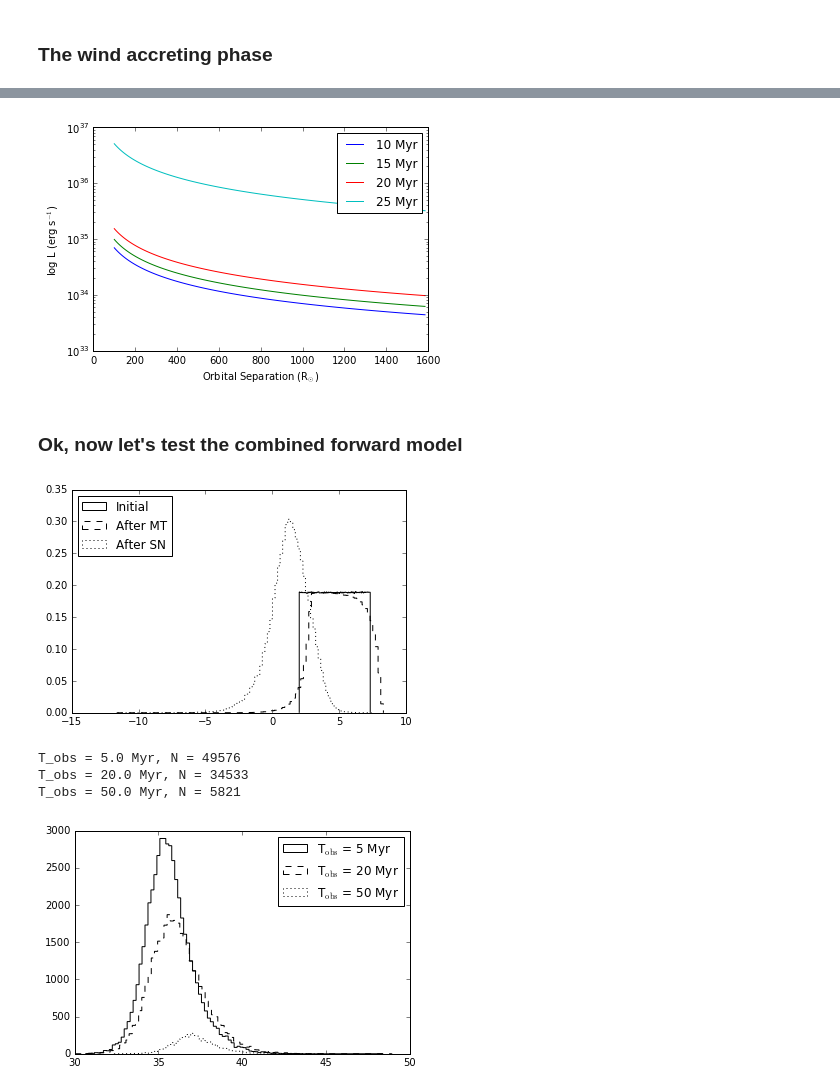
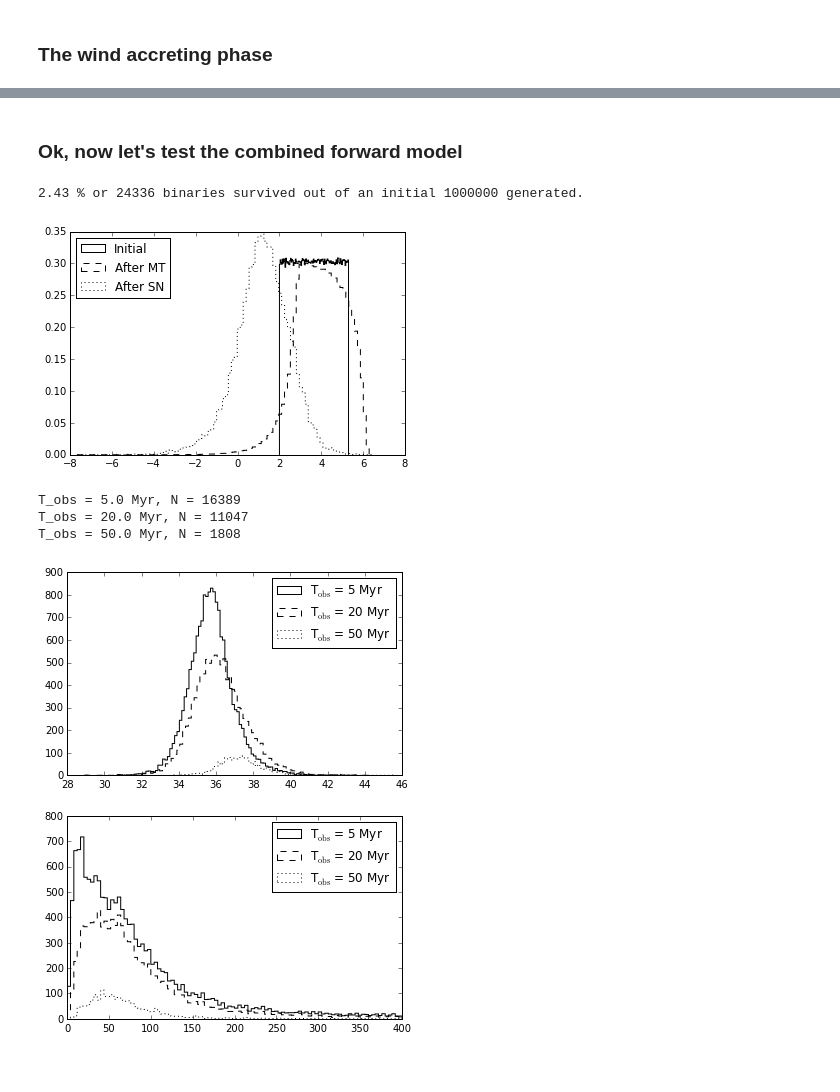
Before and after one commit to astroJeff/XRB, a Jupyter notebook: notebooks/XRB Probability.ipynb, the cells around one changed output, grey strips where cells are left out. Cells and saved outputs as stored; diff of their text form; code cells hidden in the pictures.

```diff
--- a/notebooks/XRB Probability.ipynb
+++ b/notebooks/XRB Probability.ipynb
@@ -74,7 +78,7 @@ def func_SN_forward(M_1_in, M_2, A_in, v_k, theta, phi):
 
     return A_out, v_sys, e
 # %%
-def func_SN_backward(M_2, A_in, v_sys_in, v_k, theta):
+def func_SN_backward(M_2, A_in, v_sys_in, v_k, theta, phi):
 
     beta = M_NS / (M_NS + M_2)
 
@@ -146,19 +150,20 @@ def func_SN_backward(M_2, A_in, v_sys_in, v_k, theta):
 M_2 = 8.0
 v_k = 220.0
 theta = 3.013124
+phi = 1.0
 
 M_1 = 10.5
 A_1 = 100.0
 
-a_2,v2 = func_SN_forward(M_1, M_2, A_1, v_k, theta)
+a_2,v2,e = func_SN_forward(M_1, M_2, A_1, v_k, theta, phi)
 print "A_out = ", a_2, "v_sys = ", v2
 
 print ""
 
-M_out, A_out = func_SN_backward(M_2, a_2, v2, v_k, theta)
+M_out, A_out = func_SN_backward(M_2, a_2, v2, v_k, theta, phi)
 
 for i in np.arange(len(M_out)):
-    print M_out[i], A_out[i], func_SN_forward(M_out[i], M_2, A_out[i], v_k, theta)
+    print M_out[i], A_out[i], func_SN_forward(M_out[i], M_2, A_out[i], v_k, theta, phi)
 # %% [output]
 A_out =  52.5157214951 v_sys =  111.104856449
 
@@ -200,4 +206,4 @@ for f in f_list:
 
     func_sse_mass = np.append(func_sse_mass, interp1d(sse_tmp_data["time"], sse_tmp_data["mass"], bounds_error=False, fill_value=0.0))
     func_sse_mdot = np.append(func_sse_mdot, interp1d(sse_tmp_data["time"], sse_tmp_data["mdot"], bounds_error=False, fill_value=0.0))
-    func_sse_tmax = np.append(func_sse_tmax, max(sse_tmp_data["time"]))
+    func_sse_tmax = np.append(func_sse_tmax, max(sse_tmp_data["time"])-1.0)
@@ -329,22 +249,3 @@ Initial mass =  10.0
-# %%
-# Let's test some values here
-A_test = 10.0 ** np.linspace(2.0, 3.2, 100)
-
-plt.plot(A_test, func_Lx_forward(10.0, A_test, 10.0), label='10 Myr')
-plt.plot(A_test, func_Lx_forward(10.0, A_test, 15.0), label='15 Myr')
-plt.plot(A_test, func_Lx_forward(10.0, A_test, 20.0), label='20 Myr')
-plt.plot(A_test, func_Lx_forward(10.0, A_test, 25.0), label='25 Myr')
-
-plt.yscale('log')
-
-plt.xlabel(r"Orbital Separation (R$_{\odot}$)")
-plt.ylabel(r"log L (erg s$^{-1}$)")
-
-plt.legend()
-
-plt.show()
-# %% [output]
-[figure, removed]
 # %% [markdown]
 ### Ok, now let's test the combined forward model
 # %%
@@ -377,7 +278,7 @@ def get_A(a1, a2, N):
 # %%
 # Get random deviates
 
-N = 10000000     # Number of random values to obtain
+N = 1000000     # Number of random values to obtain
 n_bins = 100   # Number of bins for histogram
 
 M1_min = 8.0   # Minimum primary mass
@@ -385,7 +286,7 @@ M1_max = 20.0  # Maximum primary mass
 alpha = -2.35  # IMF power law index
 sigma = 265.0  # Kick velocity maxwellian dispersion
 A_min = 100.0  # Minimum orbital separation (Rsun)
-A_max = 2.0e7  # Maximum orbital separation (Rsun) roughly 10^5 AU
+A_max = 2.0e5  # Maximum orbital separation (Rsun) roughly 10^3 AU
 
 
 v_k = get_v_k(sigma, N)
@@ -414,6 +315,11 @@ v_sys = v_tmp[np.where(abs(e_tmp-0.5)<0.5)]
 A_c = A_tmp[np.where(abs(e_tmp-0.5)<0.5)]
 e_c = e_tmp[np.where(abs(e_tmp-0.5)<0.5)]
 M_2_c = M_2_b[np.where(abs(e_tmp-0.5)<0.5)]
+
+
+print float(int(len(M_2_c)/float(N)*10000.0))/100.0, "% or", len(M_2_c), "binaries survived out of an initial", N, "generated."
+# %% [output]
+2.43 % or 24336 binaries survived out of an initial 1000000 generated.
 # %%
 
 
@@ -425,7 +331,7 @@ M_2_c = M_2_b[np.where(abs(e_tmp-0.5)<0.5)]
 
 
 plt.hist(np.log10(A_a), histtype='step', color='k', bins=n_bins, normed=1, label='Initial')
-plt.hist(np.log10(A_b), histtype='step', color='k', bins=n_bins, normed=1, label='After MT', linestyle='--')
+plt.hist(np.log10(A_b), histtype='step', color='k', bins=n_bins, normed=1, label='After MT', linestyle='dashed')
 plt.hist(np.log10(A_c), histtype='step', color='k', bins=n_bins, normed=1, label='After SN', linestyle='dotted')
 plt.legend(loc=2)
 
@@ -435,40 +341,54 @@ plt.legend(loc=2)
 
 plt.show()
 # %% [output]
-[figure, old version]
+[figure, new version]
 # %%
+plt.figure(figsize=(6,8))
+
 # X-ray binary
 t_obs = 5.0  # Myr
 M_2_out, L_x = func_Lx_forward(M_2_c, A_c, t_obs)
 
 print "T_obs =",t_obs, "Myr, N =", len(L_x[np.where(L_x != 0)])
 
+plt.subplot(211)
 plt.hist(np.log10(L_x[np.where(L_x != 0)]), histtype='step', color='k', bins=n_bins, label=r"T$_{\rm obs}$ = 5 Myr")
-
+plt.subplot(212)
+plt.hist(v_sys[np.where(L_x != 0)], range=(0,400.0), histtype='step', color='k', bins=n_bins, label=r"T$_{\rm obs}$ = 5 Myr")
 
 t_obs = 20.0  # Myr
 M_2_out, L_x = func_Lx_forward(M_2_c, A_c, t_obs)
 
 print "T_obs =",t_obs, "Myr, N =", len(L_x[np.where(L_x != 0)])
 
-plt.hist(np.log10(L_x[np.where(L_x != 0)]), histtype='step', color='k', linestyle='--', bins=n_bins, label=r"T$_{\rm obs}$ = 20 Myr")
-
+plt.subplot(211)
+plt.hist(np.log10(L_x[np.where(L_x != 0)]), histtype='step', color='k', linestyle='dashed', bins=n_bins, label=r"T$_{\rm obs}$ = 20 Myr")
+plt.subplot(212)
+plt.hist(v_sys[np.where(L_x != 0)], range=(0,400.0), histtype='step', color='k', linestyle='dashed', bins=n_bins, label=r"T$_{\rm obs}$ = 20 Myr")
 
 
 t_obs = 50.0  # Myr
 M_2_out, L_x = func_Lx_forward(M_2_c, A_c, t_obs)
 
 print "T_obs =",t_obs, "Myr, N =", len(L_x[np.where(L_x != 0)])
 
+plt.subplot(211)
 plt.hist(np.log10(L_x[np.where(L_x != 0)]), histtype='step', color='k', linestyle='dotted', bins=n_bins, label=r"T$_{\rm obs}$ = 50 Myr")
+plt.subplot(212)
+plt.hist(v_sys[np.where(L_x != 0)], range=(0,400.0), histtype='step', color='k', linestyle='dotted', bins=n_bins, label=r"T$_{\rm obs}$ = 50 Myr")
 
 
+# Plot legend
+plt.subplot(211)
+plt.legend()
+plt.subplot(212)
 plt.legend()
 
 
+
 plt.show()
 # %% [output]
-T_obs = 5.0 Myr, N = 49576
-T_obs = 20.0 Myr, N = 34533
-T_obs = 50.0 Myr, N = 5821
+T_obs = 5.0 Myr, N = 16389
+T_obs = 20.0 Myr, N = 11047
+T_obs = 50.0 Myr, N = 1808
-[figure, old version]
+[figure, new version]
```
Also changed, not shown: parts of 7 cells of this notebook, 1 other file.
